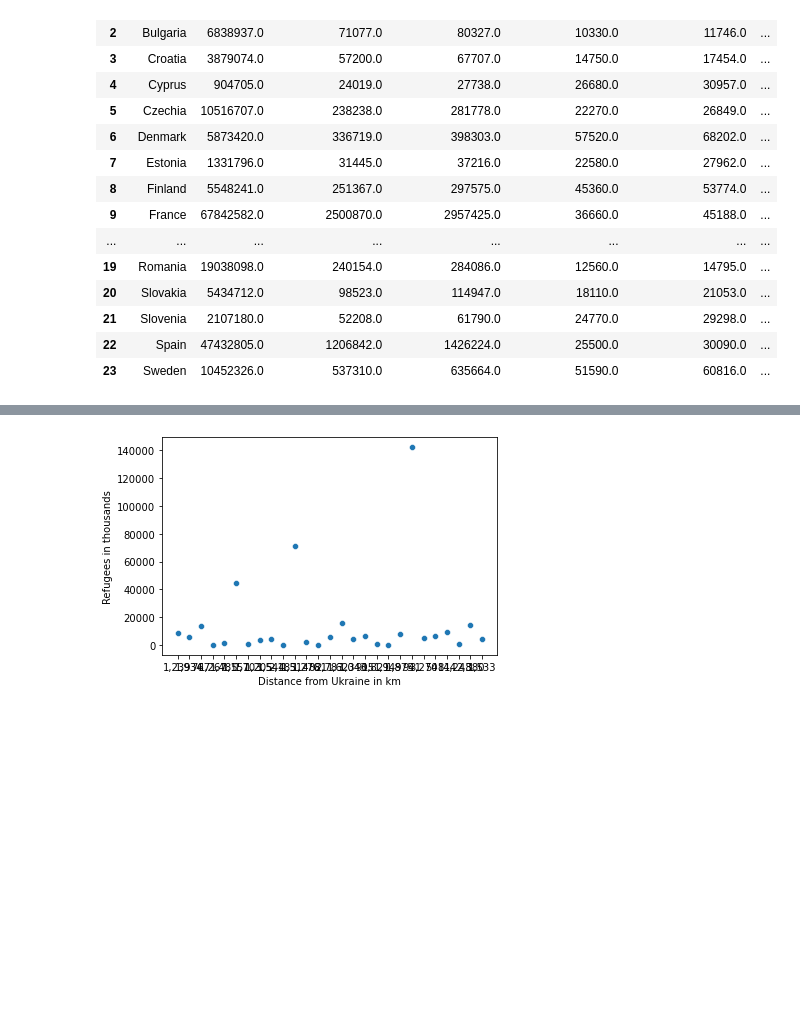
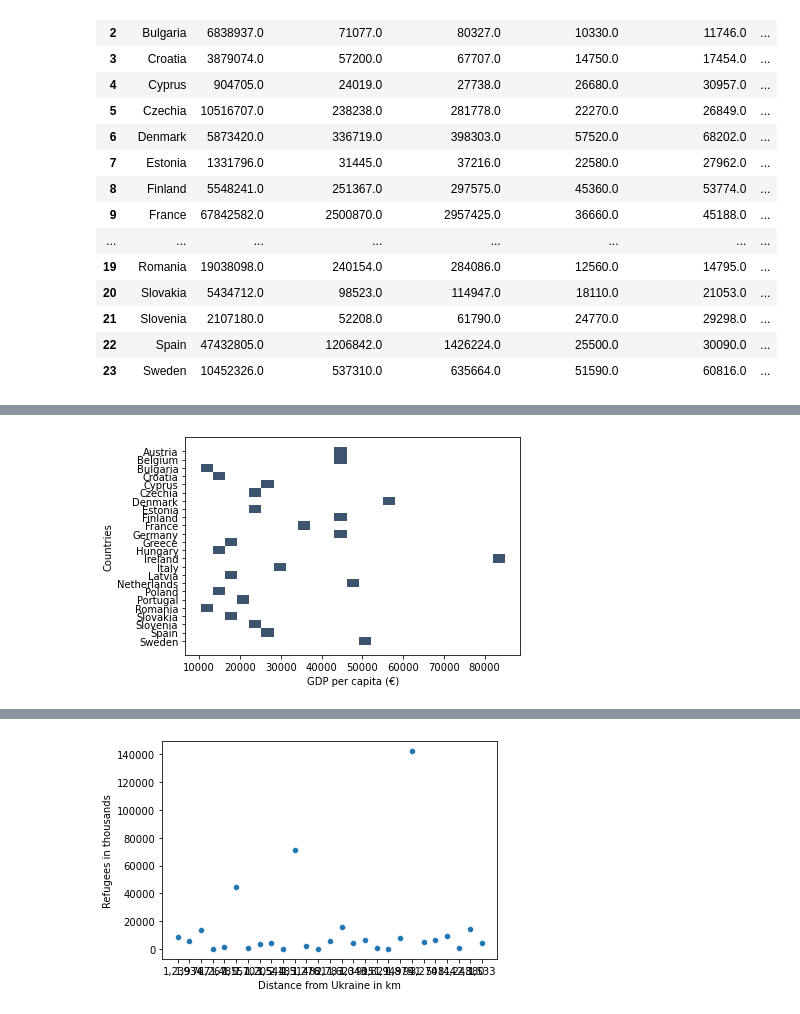
Before and after one commit to Hugocodesdude/Project_2, a Jupyter notebook: Data Visualisation.ipynb, the cells around one changed output, grey strips where cells are left out. Saved outputs shown, nothing was run; the diff lists cells and outputs as text; code cells hidden in the pictures; blank space fills up the shorter version.

```diff
--- a/Data Visualisation.ipynb
+++ b/Data Visualisation.ipynb
@@ -39,3 +39,7 @@ barplot = sns.barplot(y="Annual GDP (M.€.)", data=project_data)
+# %%
+sns.histplot(y='Countries', x='GDP per capita (€)' ,data=project_data,  bins=25, palette="colorblind");
+# %% [output]
+[figure, added]
 # %%
 barplot = sns.barplot(x="Refugees in thousands", y="Distance from Ukraine in km", hue="Countries", data=project_data)
 # %% [output]
```
Also changed, not shown: parts of 4 cells of this notebook, 1 other file.
